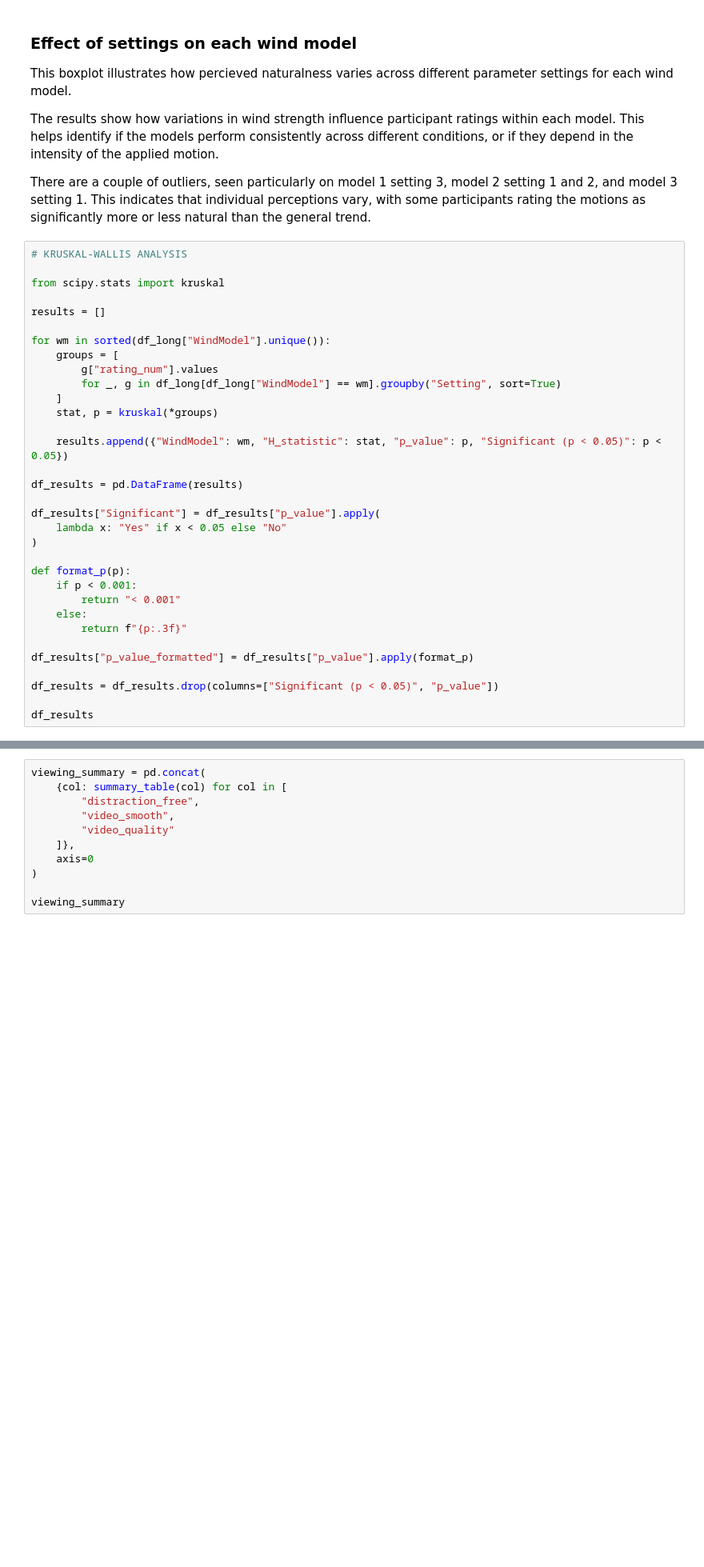
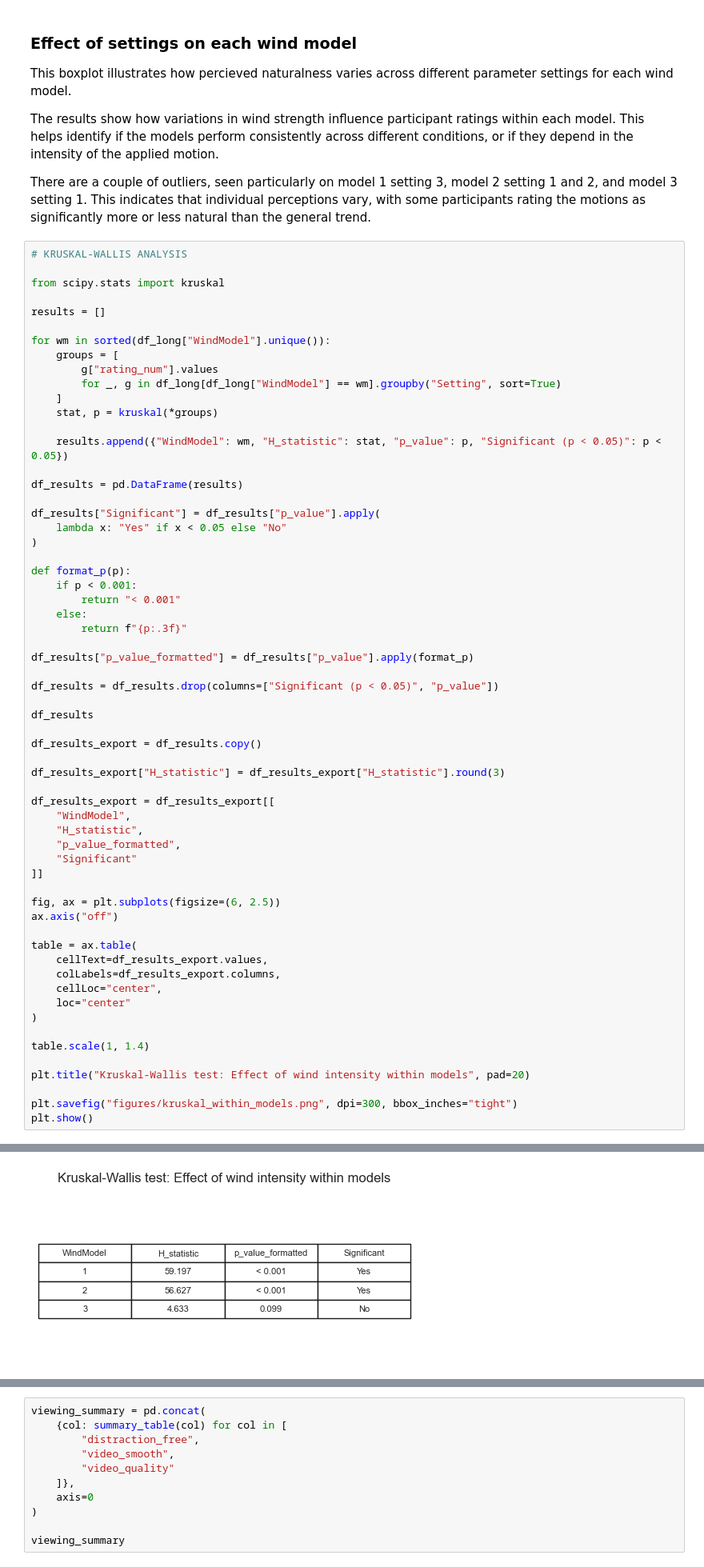
Before and after one commit to fhagerstrom/tree-motion-analysis, a Jupyter notebook: DV1583_fahg19_userStudyAnalysis.ipynb, the cells around one changed output, grey strips where cells are left out. Shown at 80% size. Cells and saved outputs as stored; diff of their text form; blank space fills up the shorter version.

```diff
--- a/DV1583_fahg19_userStudyAnalysis.ipynb
+++ b/DV1583_fahg19_userStudyAnalysis.ipynb
@@ -386,4 +386,32 @@ df_results["p_value_formatted"] = df_results["p_value"].apply(format_p)
 df_results = df_results.drop(columns=["Significant (p < 0.05)", "p_value"])
 
 df_results
+
+df_results_export = df_results.copy()
+
+df_results_export["H_statistic"] = df_results_export["H_statistic"].round(3)
+
+df_results_export = df_results_export[[
+    "WindModel",
+    "H_statistic",
+    "p_value_formatted",
+    "Significant"
+]]
+
+fig, ax = plt.subplots(figsize=(6, 2.5))
+ax.axis("off")
+
+table = ax.table(
+    cellText=df_results_export.values,
+    colLabels=df_results_export.columns,
+    cellLoc="center",
+    loc="center"
+)
+
+table.scale(1, 1.4)
+
+plt.title("Kruskal-Wallis test: Effect of wind intensity within models", pad=20)
+
+plt.savefig("figures/kruskal_within_models.png", dpi=300, bbox_inches="tight")
+plt.show()
 # %% [output]
@@ -394,3 +418,4 @@ df_results
+[figure, added]
 # %% [markdown]
 ### Statistical Analysis: Effect of setting per wind model
 
```
Also changed, not shown: parts of 4 cells of this notebook, 5 other files.
